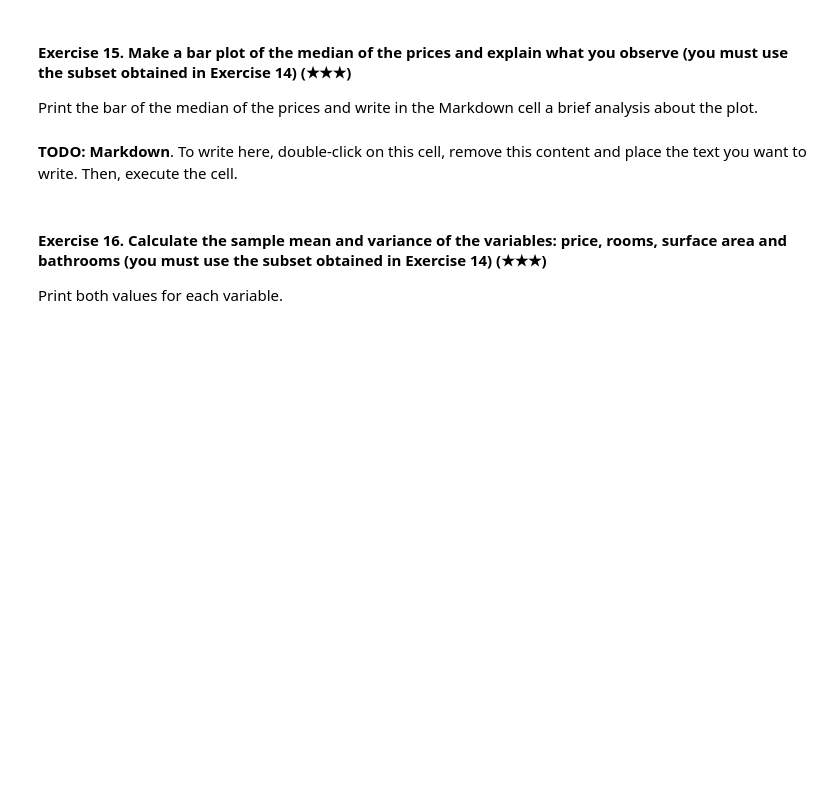
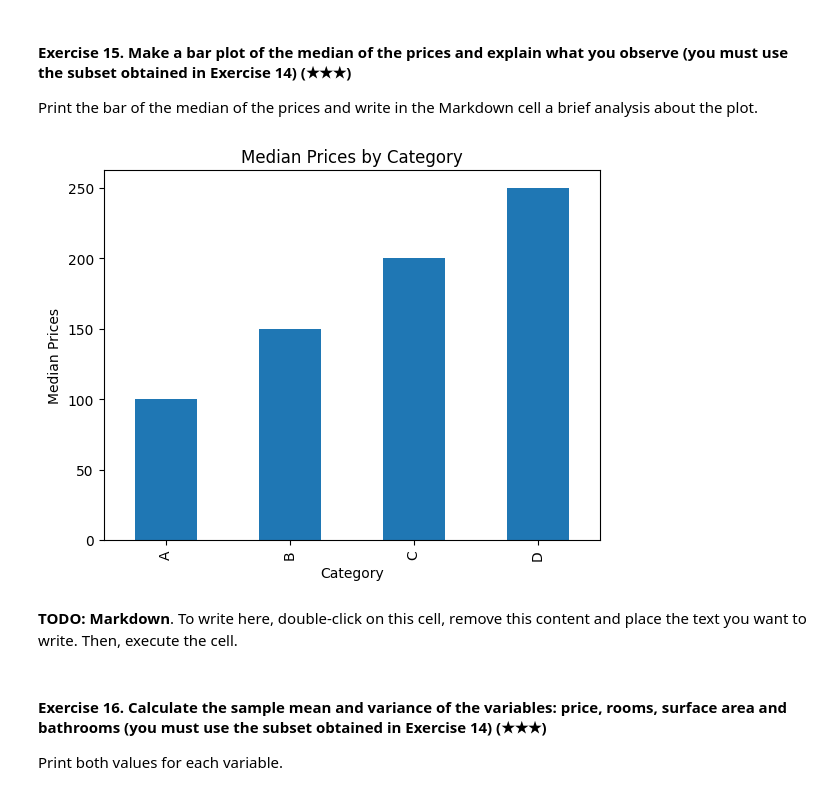
Before and after one commit to 4GeeksAcademy/realestate-datacleanup-exercise, a Jupyter notebook: project.ipynb, the cells around one changed output. Saved outputs shown, nothing was run; the diff lists cells and outputs as text; code cells hidden in the pictures; blank space fills up the shorter version.

```diff
--- a/project.ipynb
+++ b/project.ipynb
@@ -297,6 +310,26 @@ print(south_belt_df.head())
 Print the bar of the median of the prices and write in the Markdown cell a brief analysis about the plot.
 # %%
 # TODO: Code
+
+# Supongamos que subset_df es el DataFrame obtenido en el ejercicio 14 y tiene una columna 'prices'
+# Ejemplo de DataFrame
+data = {
+    'category': ['A', 'B', 'C', 'D'],
+    'prices': [100, 150, 200, 250]
+}
+subset_df = pd.DataFrame(data)
+
+# Calcular la mediana de los precios por categoría (o cualquier otra agrupación relevante)
+median_prices = subset_df.groupby('category')['prices'].median()
+
+# Crear un gráfico de barras
+median_prices.plot(kind='bar')
+plt.xlabel('Category')
+plt.ylabel('Median Prices')
+plt.title('Median Prices by Category')
+plt.show()
+# %% [output]
+[figure, added]
 # %% [markdown]
 **TODO: Markdown**. To write here, double-click on this cell, remove this content and place the text you want to write. Then, execute the cell.
 # %% [markdown]
```
Also changed, not shown: parts of 3 cells of this notebook.
